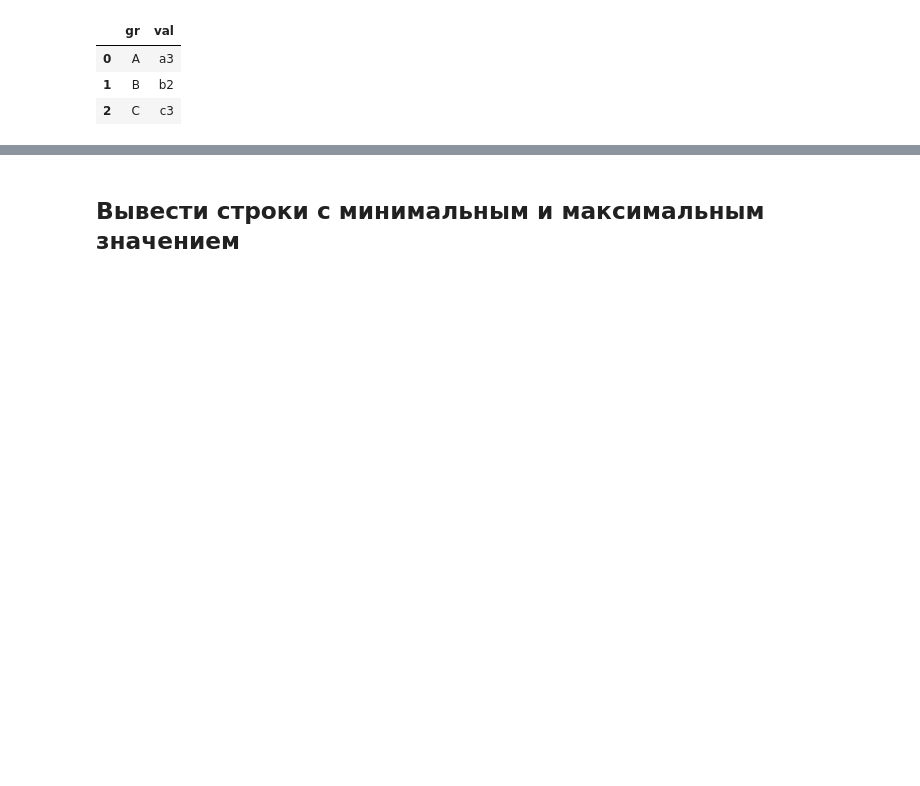
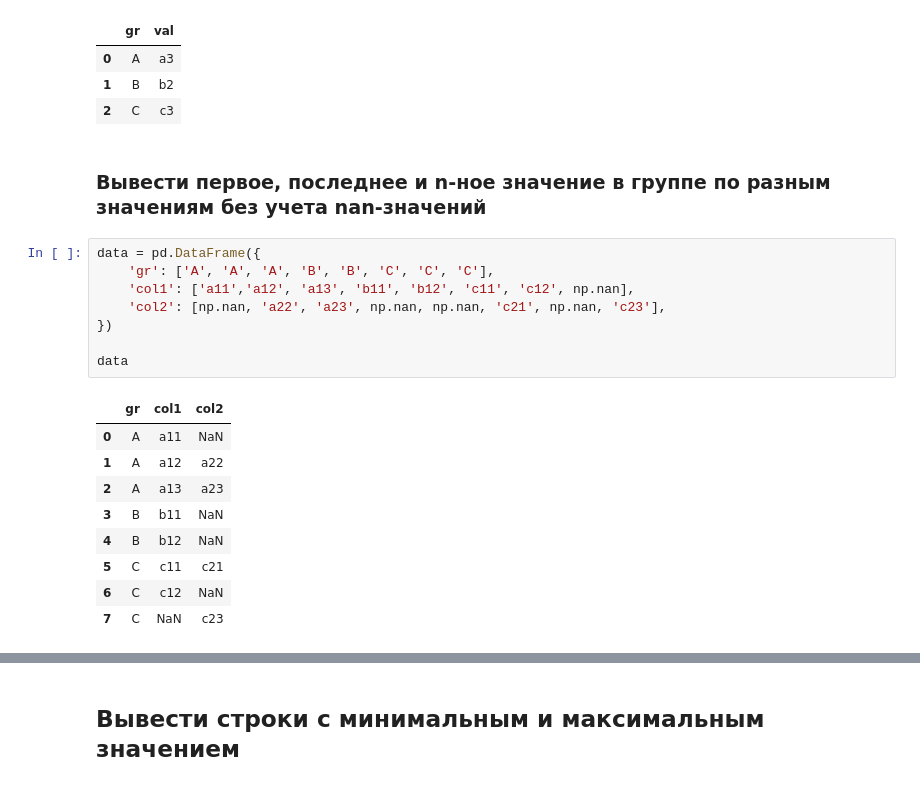
Before and after one commit to Saxsafon/Analysis, a Jupyter notebook: SQL/Window_functions.ipynb, the cells around one changed output, grey strips where cells are left out. Saved outputs shown, nothing was run; the diff lists cells and outputs as text; blank space fills up the shorter version.

```diff
--- a/SQL/Window_functions.ipynb
+++ b/SQL/Window_functions.ipynb
@@ -477,3 +477,23 @@ pysqldf(query)
 | 0 | A | a3 |
 | 1 | B | b2 |
 | 2 | C | c3 |
+# %% [markdown]
+### Вывести первое, последнее и n-ное значение в группе по разным значениям без учета nan-значений
+# %%
+data = pd.DataFrame({
+    'gr': ['A', 'A', 'A', 'B', 'B', 'C', 'C', 'C'],
+    'col1': ['a11','a12', 'a13', 'b11', 'b12', 'c11', 'c12', np.nan],
+    'col2': [np.nan, 'a22', 'a23', np.nan, np.nan, 'c21', np.nan, 'c23'],
+})
+
+data
+# %% [output]
+|  | gr | col1 | col2 |
+| 0 | A | a11 | NaN |
+| 1 | A | a12 | a22 |
+| 2 | A | a13 | a23 |
+| 3 | B | b11 | NaN |
+| 4 | B | b12 | NaN |
+| 5 | C | c11 | c21 |
+| 6 | C | c12 | NaN |
+| 7 | C | NaN | c23 |
```
Also changed, not shown: parts of 4 cells of this notebook, 2 other files.
